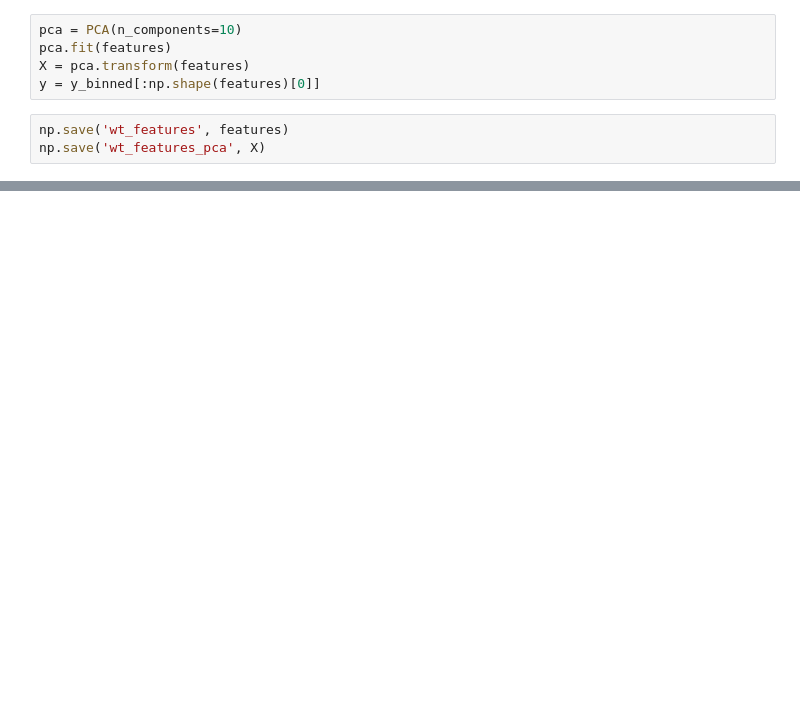
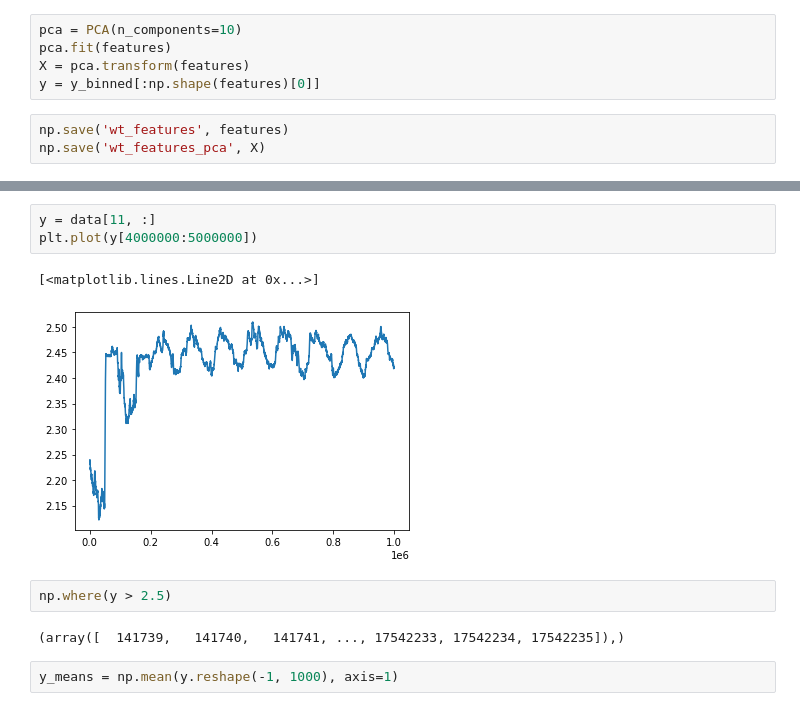
Before and after one commit to hittheant/NLP_Classifier, a Jupyter notebook: Feature Extraction.ipynb, the cells around one changed output, grey strips where cells are left out. Cells and saved outputs as stored; diff of their text form; blank space fills up the shorter version.

Commit message:
generating plots

```diff
--- a/Feature Extraction.ipynb
+++ b/Feature Extraction.ipynb
@@ -114,0 +132,12 @@ Feature 9: 0.489848 0.612721
+# %%
+y = data[11, :]
+plt.plot(y[4000000:5000000])
+# %% [output]
+[<matplotlib.lines.Line2D at 0x...>]
+[figure, added]
+# %%
+np.where(y > 2.5)
+# %% [output]
+(array([  141739,   141740,   141741, ..., 17542233, 17542234, 17542235]),)
+# %%
+y_means = np.mean(y.reshape(-1, 1000), axis=1)
```
Also changed, not shown: parts of 14 cells of this notebook, 1 other file.
